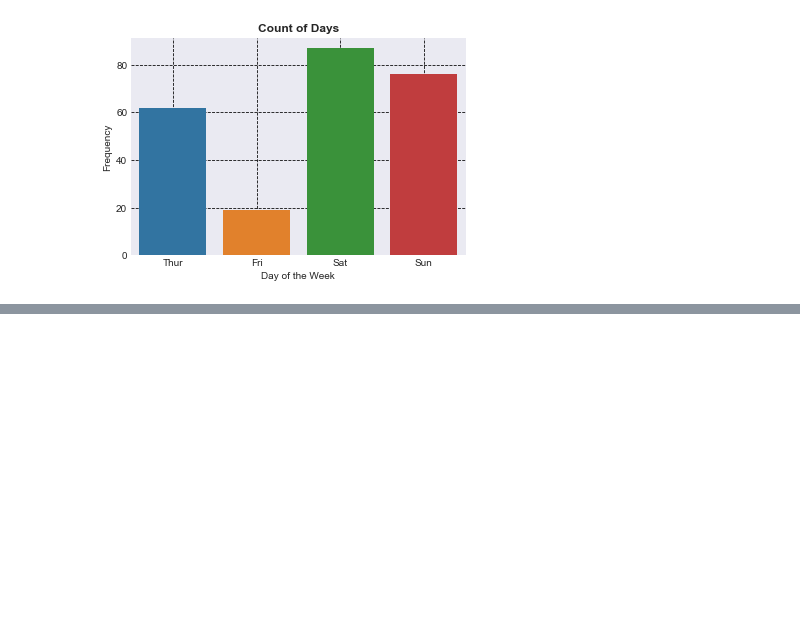
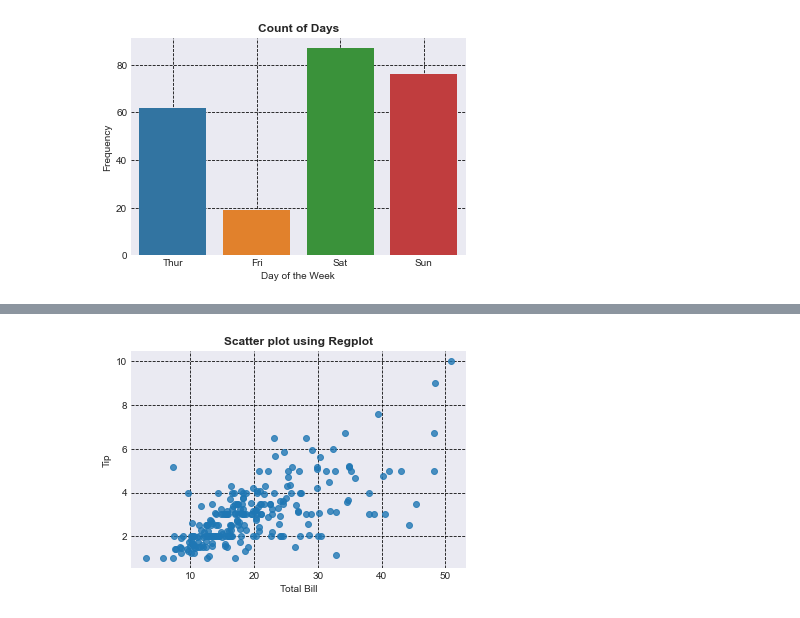
Before and after one commit to prakharjadaun/ML-Learn-With-Me, a Jupyter notebook: 06 - Introduction To Plotting.ipynb, the cells around one changed output, grey strips where cells are left out. Cells and saved outputs as stored; diff of their text form; code cells hidden in the pictures; blank space fills up the shorter version.

```diff
--- a/06 - Introduction To Plotting.ipynb
+++ b/06 - Introduction To Plotting.ipynb
@@ -411,0 +421,11 @@ plt.show()
+# %%
+# we can plot scatter plot using regplot()
+# we just have to set the fit_reg parameter as False
+sns.regplot(x=tips['total_bill'],y=tips['tip'],fit_reg=False)
+plt.title("Scatter plot using Regplot",fontweight='bold')
+plt.xlabel("Total Bill")
+plt.ylabel("Tip")
+plt.grid(linestyle='dashed',color='black')
+plt.show()
+# %% [output]
+[figure, added]
```
Also changed, not shown: parts of 9 cells of this notebook.
